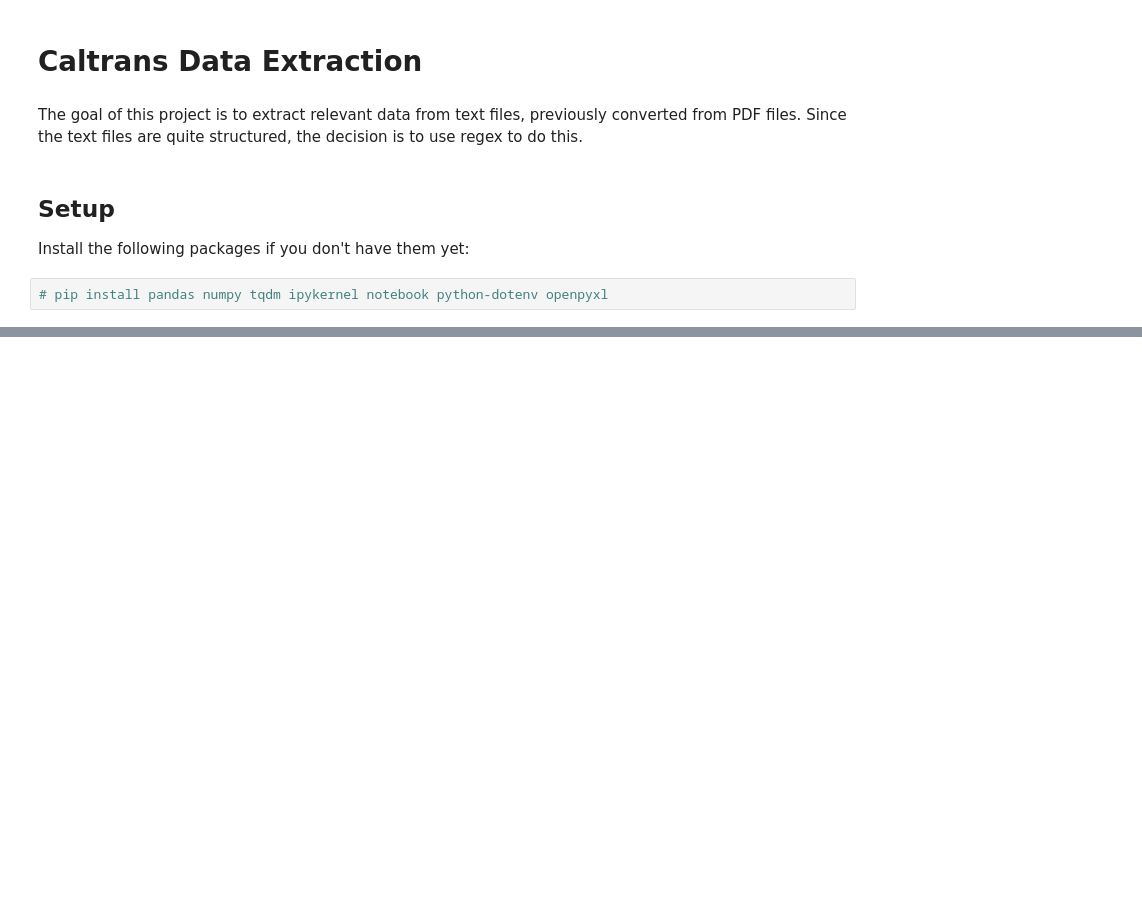
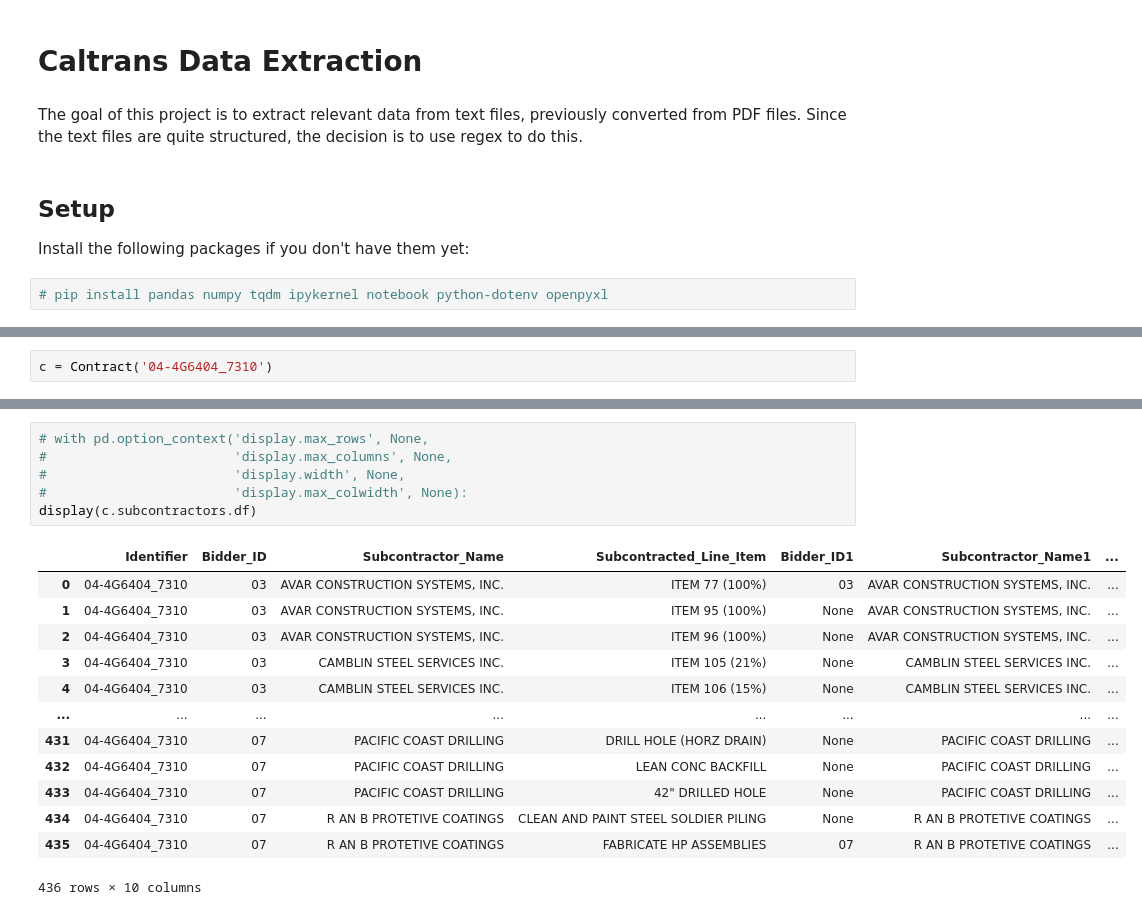
Before and after one commit to nesaboz/caltrans_data_extraction, a Jupyter notebook: main.ipynb, the cells around one changed output, grey strips where cells are left out. Cells and saved outputs as stored; diff of their text form; blank space fills up the shorter version.

```diff
--- a/main.ipynb
+++ b/main.ipynb
@@ -23,0 +78,2 @@ ex = Experiment(filepaths)
+# %%
+c = Contract('04-4G6404_7310')
@@ -23,0 +101,20 @@ ex = Experiment(filepaths)
+# %%
+# with pd.option_context('display.max_rows', None,
+#                        'display.max_columns', None,
+#                        'display.width', None,
+#                        'display.max_colwidth', None):
+display(c.subcontractors.df)
+# %% [output]
+|  | Identifier | Bidder_ID | Subcontractor_Name | Subcontracted_Line_Item | Bidder_ID1 | Subcontractor_Name1 | ... |
+| 0 | 04-4G6404_7310 | 03 | AVAR CONSTRUCTION SYSTEMS, INC. | ITEM 77 (100%) | 03 | AVAR CONSTRUCTION SYSTEMS, INC. | ... |
+| 1 | 04-4G6404_7310 | 03 | AVAR CONSTRUCTION SYSTEMS, INC. | ITEM 95 (100%) | None | AVAR CONSTRUCTION SYSTEMS, INC. | ... |
+| 2 | 04-4G6404_7310 | 03 | AVAR CONSTRUCTION SYSTEMS, INC. | ITEM 96 (100%) | None | AVAR CONSTRUCTION SYSTEMS, INC. | ... |
+| 3 | 04-4G6404_7310 | 03 | CAMBLIN STEEL SERVICES INC. | ITEM 105 (21%) | None | CAMBLIN STEEL SERVICES INC. | ... |
+| 4 | 04-4G6404_7310 | 03 | CAMBLIN STEEL SERVICES INC. | ITEM 106 (15%) | None | CAMBLIN STEEL SERVICES INC. | ... |
+| ... | ... | ... | ... | ... | ... | ... | ... |
+| 431 | 04-4G6404_7310 | 07 | PACIFIC COAST DRILLING | DRILL HOLE (HORZ DRAIN) | None | PACIFIC COAST DRILLING | ... |
+| 432 | 04-4G6404_7310 | 07 | PACIFIC COAST DRILLING | LEAN CONC BACKFILL | None | PACIFIC COAST DRILLING | ... |
+| 433 | 04-4G6404_7310 | 07 | PACIFIC COAST DRILLING | 42" DRILLED HOLE | None | PACIFIC COAST DRILLING | ... |
+| 434 | 04-4G6404_7310 | 07 | R AN B PROTETIVE COATINGS | CLEAN AND PAINT STEEL SOLDIER PILING | None | R AN B PROTETIVE COATINGS | ... |
+| 435 | 04-4G6404_7310 | 07 | R AN B PROTETIVE COATINGS | FABRICATE HP ASSEMBLIES | 07 | R AN B PROTETIVE COATINGS | ... |
+436 rows × 10 columns
```
Also changed, not shown: parts of 25 cells of this notebook, 6 other files.
